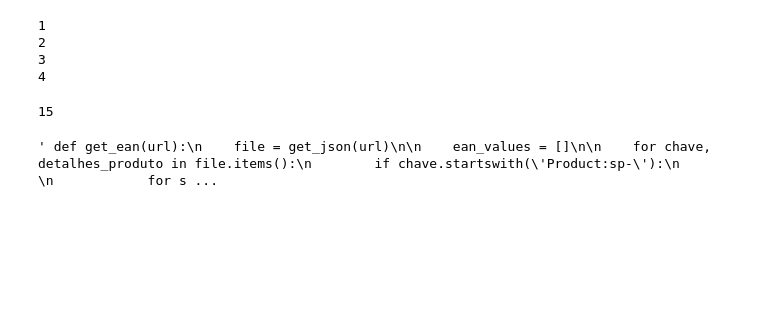
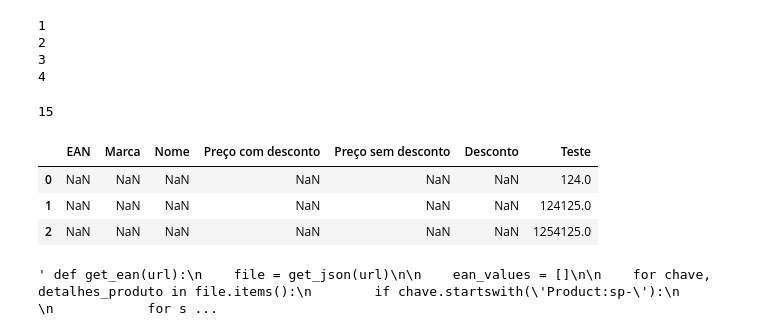
Before and after one commit to mateusono1/Celoja---Treinamento-0, a Jupyter notebook: MinasMais.ipynb, the cells around one changed output. Saved outputs shown, nothing was run; the diff lists cells and outputs as text; code cells hidden in the pictures; blank space fills up the shorter version.

```diff
--- a/MinasMais.ipynb
+++ b/MinasMais.ipynb
@@ -220,6 +300,24 @@ x = math.ceil(x)
 x
 # %% [output]
 15
+# %%
+colunas=['EAN','Marca','Nome','Preço com desconto','Preço sem desconto','Desconto']
+df=pd.DataFrame(columns=colunas)
+
+
+
+
+digimon={"Teste":[124,124125,1254125]}
+df2=pd.DataFrame(digimon)
+# Criando a DataFrame
+
+df3=pd.concat([df,df2])
+df3
+# %% [output]
+|  | EAN | Marca | Nome | Preço com desconto | Preço sem desconto | Desconto | Teste |
+| 0 | NaN | NaN | NaN | NaN | NaN | NaN | 124.0 |
+| 1 | NaN | NaN | NaN | NaN | NaN | NaN | 124125.0 |
+| 2 | NaN | NaN | NaN | NaN | NaN | NaN | 1254125.0 |
 # %%
 """ def get_informations(url):
     file = get_json(url)
```
Also changed, not shown: parts of 13 cells of this notebook.
